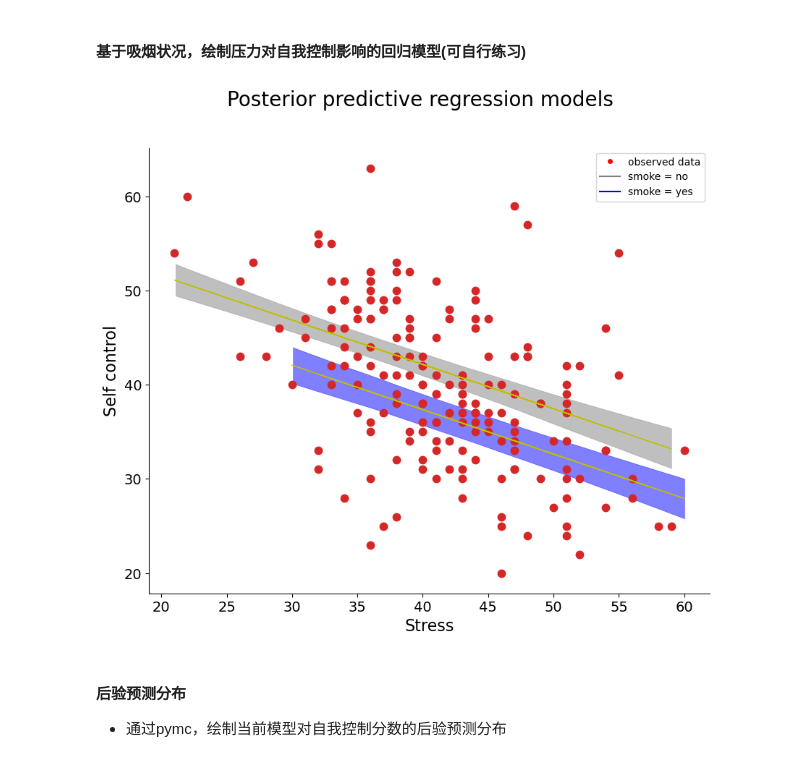
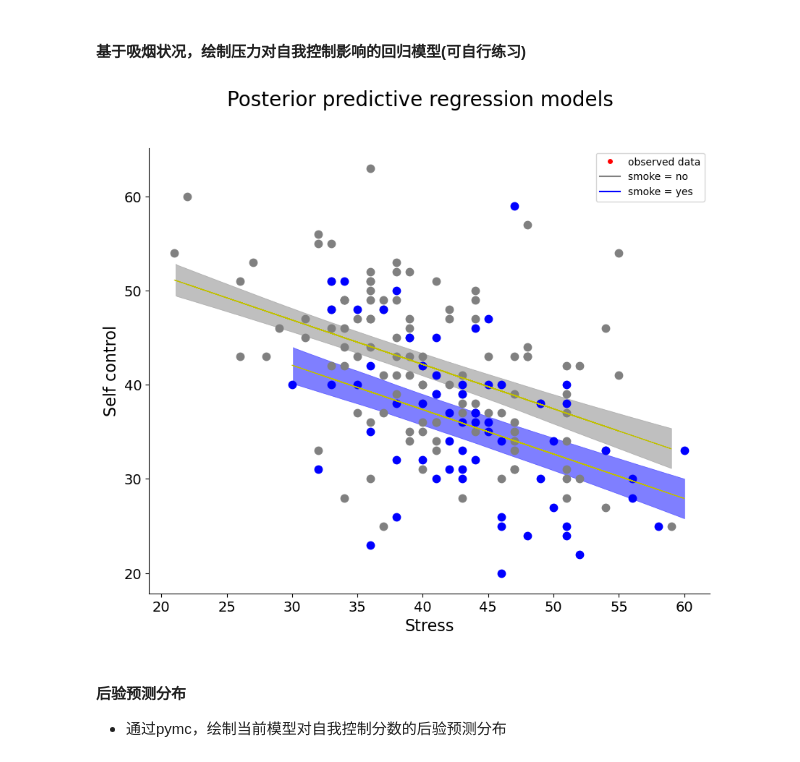
Before and after one commit to Utenna/PyBayesian, a Jupyter notebook: 2023/lin/lec11/lec11_v0.2.ipynb, the cells around one changed output. Saved outputs shown, nothing was run; the diff lists cells and outputs as text; code cells hidden in the pictures.

```diff
--- a/2023/lin/lec11/lec11_v0.2.ipynb
+++ b/2023/lin/lec11/lec11_v0.2.ipynb
@@ -351,6 +351,7 @@ az.plot_lm(idata=nosmoke_para,
            grid=False,
            axes=axes,
            legend=False,
+           y_kwargs = {"color":"grey"},
            y_model_fill_kwargs = {"color":"grey"})
 
 #----------------------------------------#
@@ -361,34 +362,35 @@ az.plot_lm(idata=smoke_para,
            y_model = smoke_para.posterior["y_model"],
            kind_model = "hdi",
            textsize=15,
            grid=False,
            axes=axes,
+           y_kwargs = {"color":"blue"},
            y_model_fill_kwargs = {"color":"blue"},
            legend=False)
 
 #设置坐标轴标题
 axes.set_xlabel('Stress', fontsize=16)
 axes.set_ylabel('Self control', fontsize=16)
 
 #设置图例
 handles = [plt.Line2D([0], [0],
                       marker ='o',
                       color='w',
                       markerfacecolor='red',
                       label = 'observed data'),
            plt.Line2D([], [], color="grey",
                       label = 'smoke = no'),
            plt.Line2D([], [], color="blue",
                       label = 'smoke = yes')]
 
 axes.legend(handles=handles)
 #----------------------------------------#
 # 设置坐标轴字体大小、总标题
 axes.tick_params(labelsize=14)
 fig.suptitle('Posterior predictive regression models', fontsize=20)
 sns.despine()
 # %% [output]
-[figure, old version]
+[figure, new version]
 # %% [markdown]
 #### 后验预测分布
 
```
Also changed, not shown: parts of 10 cells of this notebook, 10 other files.
